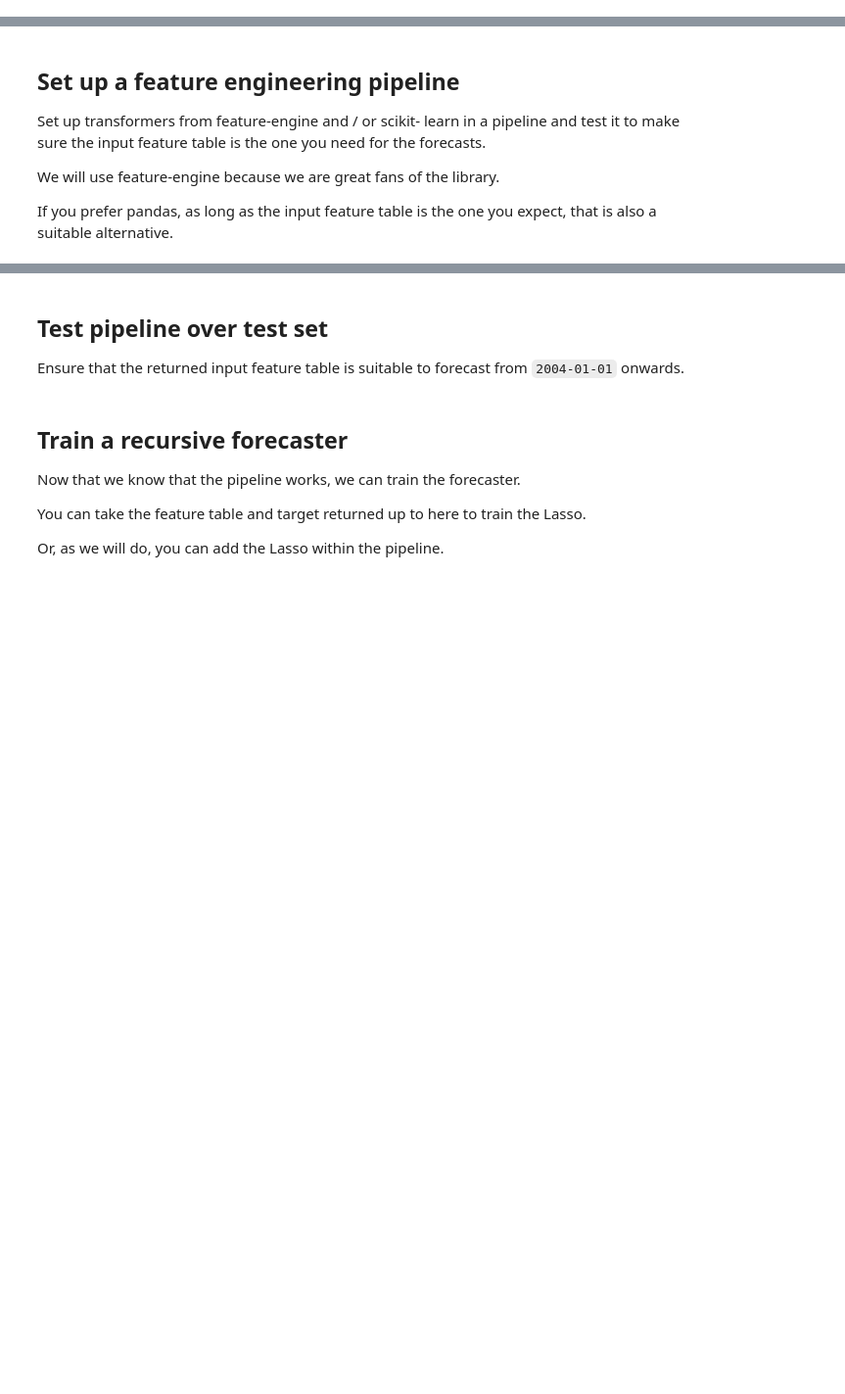
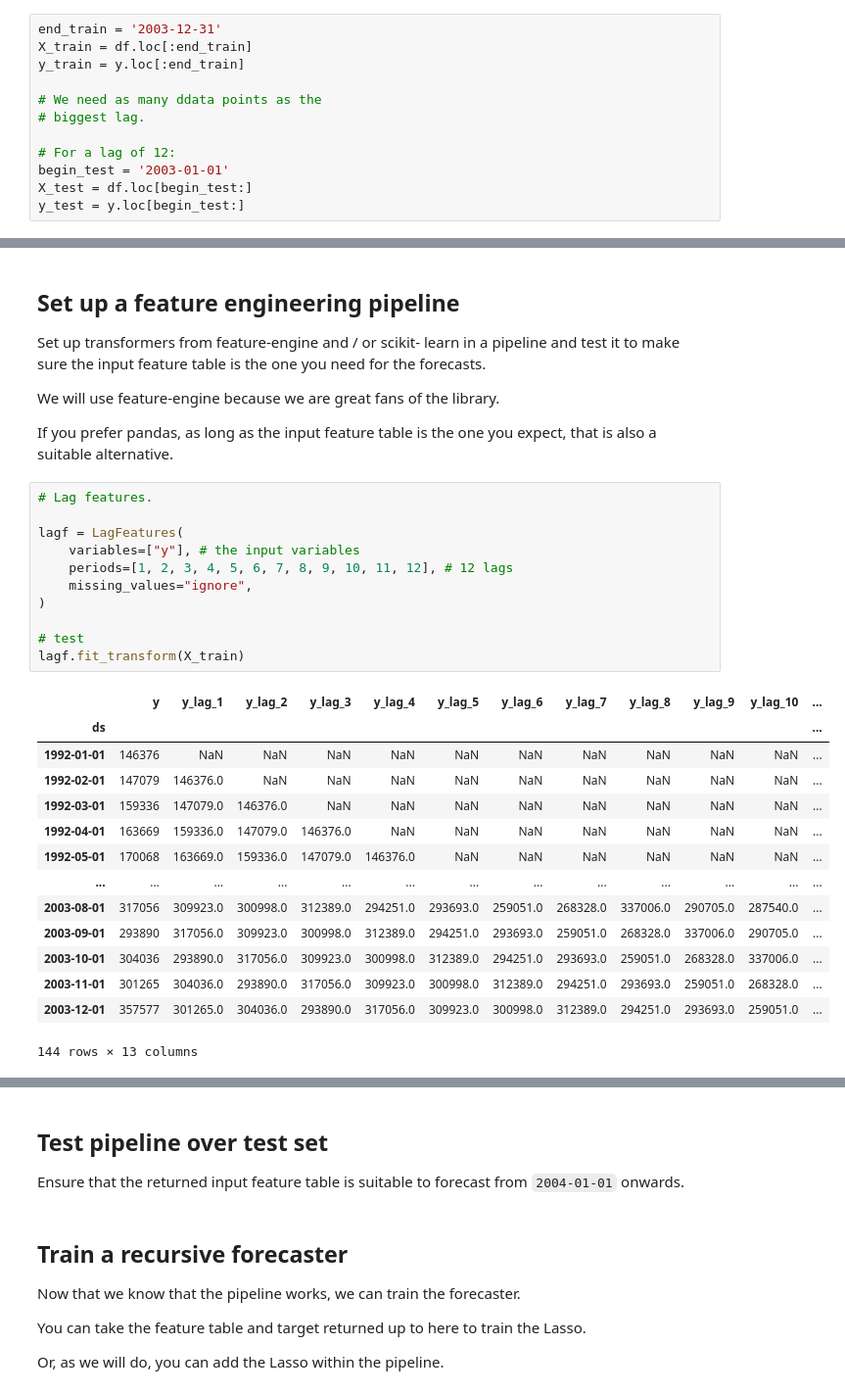
Before and after one commit to nuosv/forecasting-with-machine-learning, a Jupyter notebook: 02-multistep-forecasting/assignment/02-assignment.ipynb, the cells around one changed output, grey strips where cells are left out. Shown: that part at 98% size. Drawn from its saved outputs; the diff is of its cells as text; blank space fills up the shorter version.

```diff
--- a/02-multistep-forecasting/assignment/02-assignment.ipynb
+++ b/02-multistep-forecasting/assignment/02-assignment.ipynb
@@ -78,3 +109,15 @@ df.tail()
 ## Split data into train and test
 
 Leave data from 2004 onwards in the test set.
+# %%
+end_train = '2003-12-31'
+X_train = df.loc[:end_train]
+y_train = y.loc[:end_train]
+
+# We need as many ddata points as the
+# biggest lag.
+
+# For a lag of 12:
+begin_test = '2003-01-01'
+X_test = df.loc[begin_test:]
+y_test = y.loc[begin_test:]
@@ -90,3 +157,29 @@ Set up transformers from feature-engine and / or scikit- learn in a pipeline and
 We will use feature-engine because we are great fans of the library.
 
 If you prefer pandas, as long as the input feature table is the one you expect, that is also a suitable alternative.
+# %%
+# Lag features.
+
+lagf = LagFeatures(
+    variables=["y"], # the input variables
+    periods=[1, 2, 3, 4, 5, 6, 7, 8, 9, 10, 11, 12], # 12 lags
+    missing_values="ignore",
+)
+
+# test
+lagf.fit_transform(X_train)
+# %% [output]
+|  | y | y_lag_1 | y_lag_2 | y_lag_3 | y_lag_4 | y_lag_5 | y_lag_6 | y_lag_7 | y_lag_8 | y_lag_9 | y_lag_10 | ... |
+| ds |  |  |  |  |  |  |  |  |  |  |  | ... |
+| 1992-01-01 | 146376 | NaN | NaN | NaN | NaN | NaN | NaN | NaN | NaN | NaN | NaN | ... |
+| 1992-02-01 | 147079 | 146376.0 | NaN | NaN | NaN | NaN | NaN | NaN | NaN | NaN | NaN | ... |
+| 1992-03-01 | 159336 | 147079.0 | 146376.0 | NaN | NaN | NaN | NaN | NaN | NaN | NaN | NaN | ... |
+| 1992-04-01 | 163669 | 159336.0 | 147079.0 | 146376.0 | NaN | NaN | NaN | NaN | NaN | NaN | NaN | ... |
+| 1992-05-01 | 170068 | 163669.0 | 159336.0 | 147079.0 | 146376.0 | NaN | NaN | NaN | NaN | NaN | NaN | ... |
+| ... | ... | ... | ... | ... | ... | ... | ... | ... | ... | ... | ... | ... |
+| 2003-08-01 | 317056 | 309923.0 | 300998.0 | 312389.0 | 294251.0 | 293693.0 | 259051.0 | 268328.0 | 337006.0 | 290705.0 | 287540.0 | ... |
+| 2003-09-01 | 293890 | 317056.0 | 309923.0 | 300998.0 | 312389.0 | 294251.0 | 293693.0 | 259051.0 | 268328.0 | 337006.0 | 290705.0 | ... |
+| 2003-10-01 | 304036 | 293890.0 | 317056.0 | 309923.0 | 300998.0 | 312389.0 | 294251.0 | 293693.0 | 259051.0 | 268328.0 | 337006.0 | ... |
+| 2003-11-01 | 301265 | 304036.0 | 293890.0 | 317056.0 | 309923.0 | 300998.0 | 312389.0 | 294251.0 | 293693.0 | 259051.0 | 268328.0 | ... |
+| 2003-12-01 | 357577 | 301265.0 | 304036.0 | 293890.0 | 317056.0 | 309923.0 | 300998.0 | 312389.0 | 294251.0 | 293693.0 | 259051.0 | ... |
+144 rows × 13 columns
```
Also changed, not shown: parts of 16 cells of this notebook.
